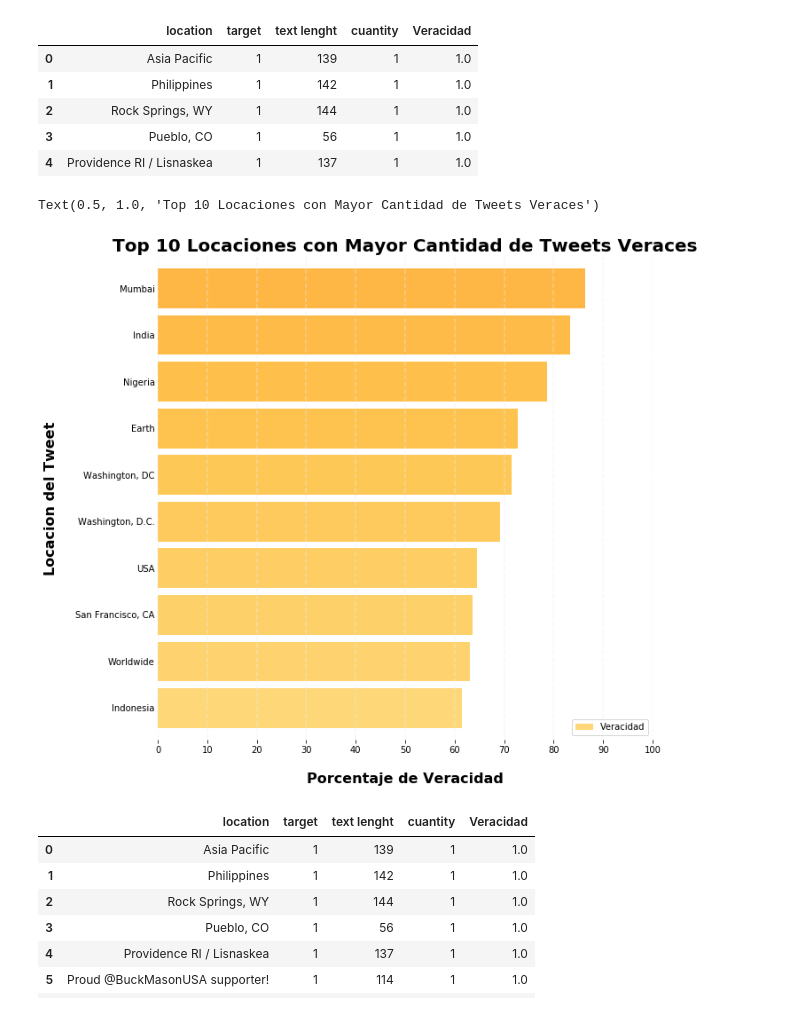
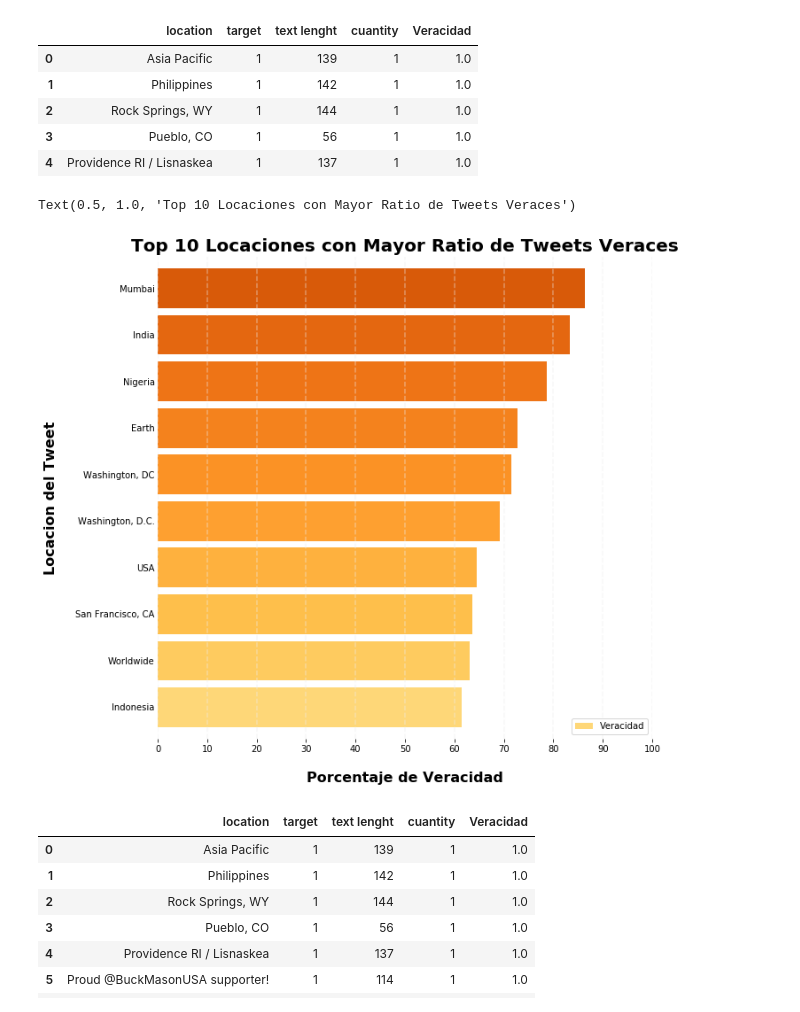
Before and after one commit to RiedelNicolas/TP1-Organizacion-de-Datos, a Jupyter notebook: Hugo.ipynb, the cells around one changed output. Saved outputs shown, nothing was run; the diff lists cells and outputs as text; code cells hidden in the pictures.

```diff
--- a/Hugo.ipynb
+++ b/Hugo.ipynb
@@ -168,28 +168,28 @@ tweets_by_loc_with_frecuency.head()
 locations_with_more_than_10_tweets['Veracidad'] = locations_with_more_than_10_tweets['Veracidad'] * 100
 # %%
 
-saltos = np.linspace(0.3, 0.7, 33)
+saltos = np.linspace(0.3, 0.7, 10)
 colores = (cm.get_cmap('YlOrBr'))(saltos)
 locations_with_more_than_10_tweets_plot = locations_with_more_than_10_tweets.tail(10).plot(kind='barh', y ='Veracidad', x = 'location', figsize=(10,10), color=colores, width=0.85)
 
 plt.xticks(np.arange(0, 100+1, 10.0))
 plt.tick_params(axis='y', length=0)
 
 locations_with_more_than_10_tweets_plot.spines['right'].set_visible(False)
 locations_with_more_than_10_tweets_plot.spines['top'].set_visible(False)
 locations_with_more_than_10_tweets_plot.spines['left'].set_visible(False)
 locations_with_more_than_10_tweets_plot.spines['bottom'].set_visible(False)
 
 lineas = locations_with_more_than_10_tweets_plot.get_xticks()
 for i in lineas:
       locations_with_more_than_10_tweets_plot.axvline(x=i, linestyle='--', alpha=0.4, color='#eeeeee')
 
 locations_with_more_than_10_tweets_plot.set_xlabel("Porcentaje de Veracidad", labelpad=20, weight='bold', size=16)
 locations_with_more_than_10_tweets_plot.set_ylabel("Locacion del Tweet", labelpad=20, weight='bold', size=16)
 locations_with_more_than_10_tweets_plot.set_title("Top 10 Locaciones con Mayor Ratio de Tweets Veraces", weight='bold', size=20)
 # %% [output]
-Text(0.5, 1.0, 'Top 10 Locaciones con Mayor Cantidad de Tweets Veraces')
+Text(0.5, 1.0, 'Top 10 Locaciones con Mayor Ratio de Tweets Veraces')
-[figure, old version]
+[figure, new version]
 # %%
 tweets_by_loc_with_frecuency.head(10)
 # %% [output]
```
Also changed, not shown: parts of 12 cells of this notebook.
